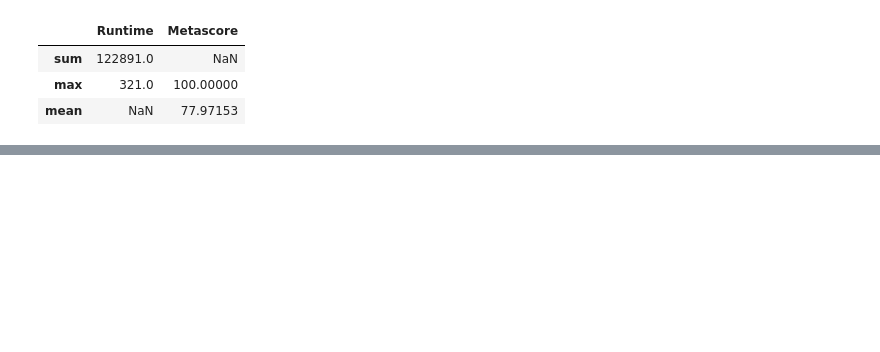
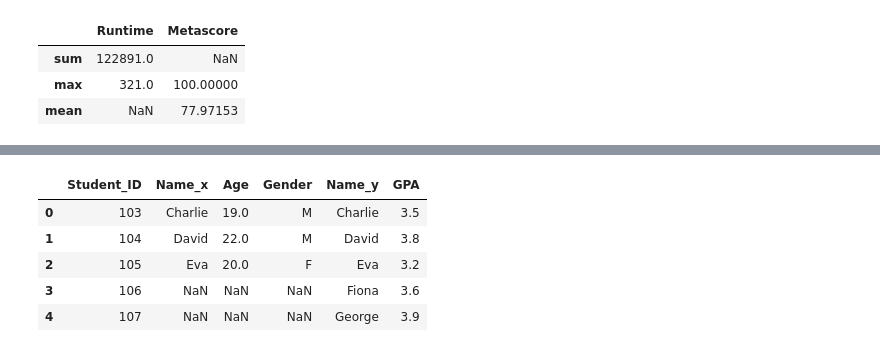
Before and after one commit to bhedadev010/Pandas, a Jupyter notebook: Session-11/questions.ipynb, the cells around one changed output, grey strips where cells are left out. Cells and saved outputs as stored; diff of their text form; code cells hidden in the pictures; blank space fills up the shorter version.

```diff
--- a/Session-11/questions.ipynb
+++ b/Session-11/questions.ipynb
@@ -112,0 +169,10 @@ movies.agg({
+# %%
+#right inner join
+pd.merge(df1,df2, how="right",on="Student_ID")
+# %% [output]
+|  | Student_ID | Name_x | Age | Gender | Name_y | GPA |
+| 0 | 103 | Charlie | 19.0 | M | Charlie | 3.5 |
+| 1 | 104 | David | 22.0 | M | David | 3.8 |
+| 2 | 105 | Eva | 20.0 | F | Eva | 3.2 |
+| 3 | 106 | NaN | NaN | NaN | Fiona | 3.6 |
+| 4 | 107 | NaN | NaN | NaN | George | 3.9 |
```
Also changed, not shown: parts of 9 cells of this notebook, 4 other files.
